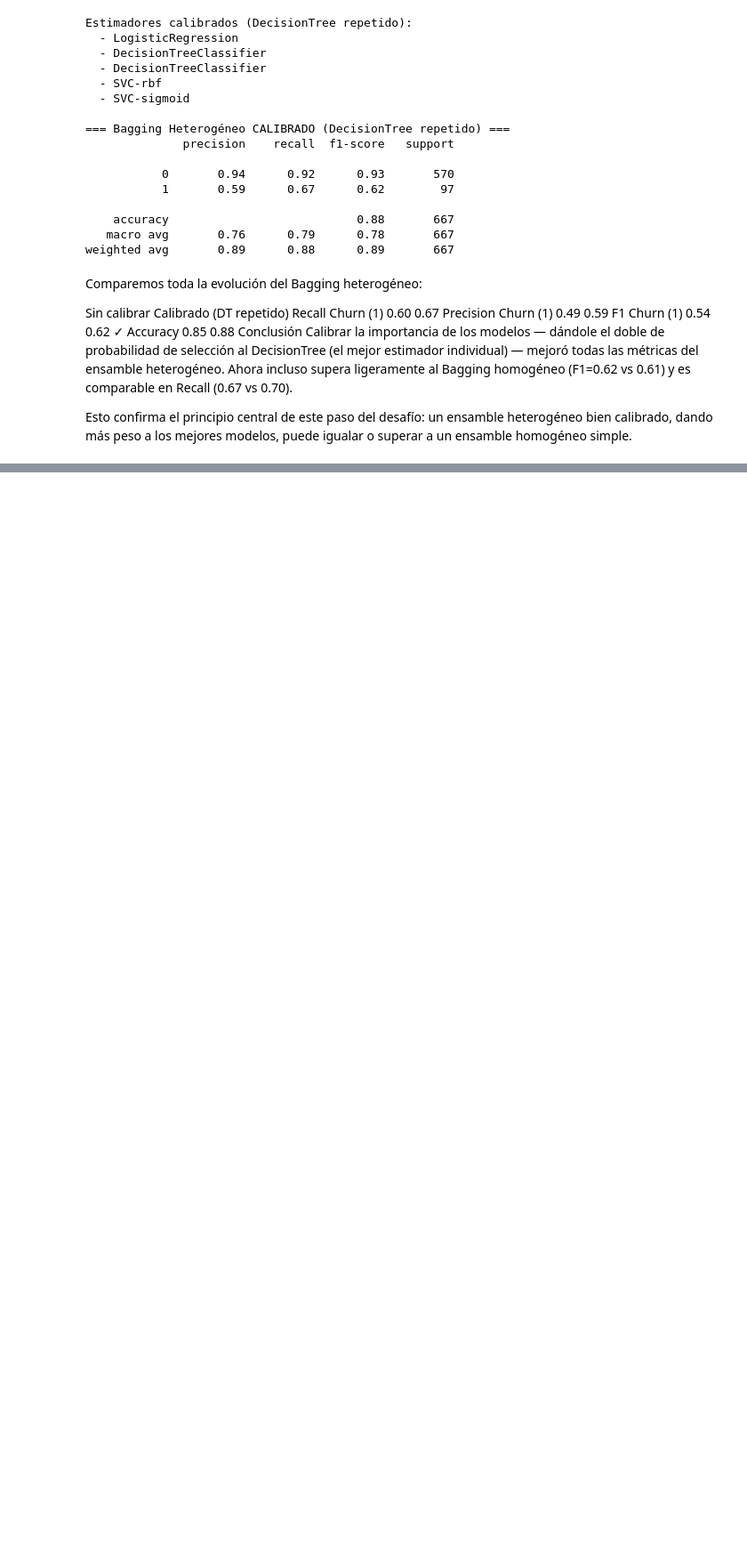
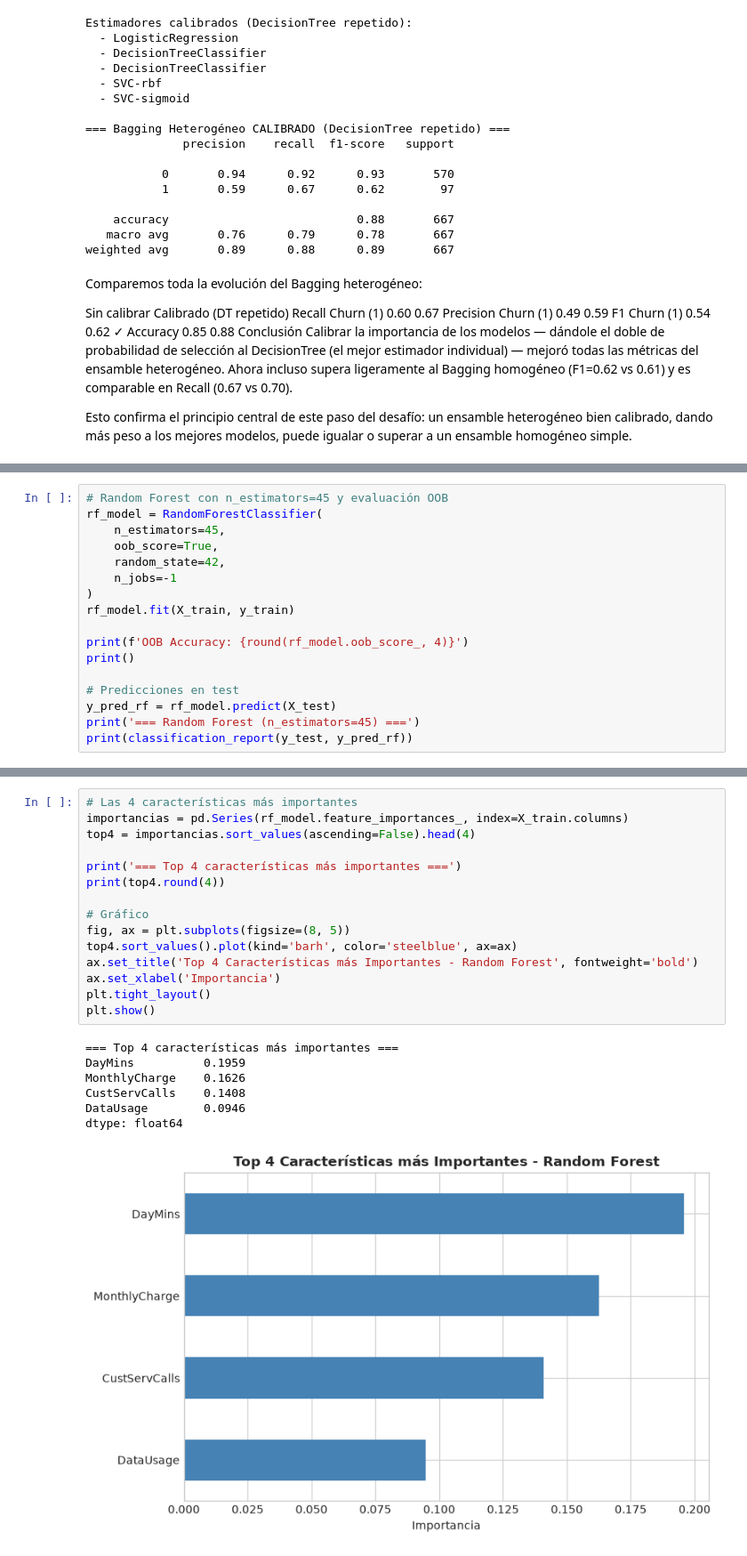
Before and after one commit to RafaelRiesco/desafiolatam-ds, a Jupyter notebook: modulo-6-modelos-avanzados-redes-neuronales/modulo-1-modelos-ensamble/Desafio1_RafaelRiesco_G122.ipynb, the cells around one changed output, grey strips where cells are left out. Shown at 89% size. Drawn from its saved outputs; the diff is of its cells as text; blank space fills up the shorter version.

Commit message:
Módulo 6 - Tema 1: Desafío churn Telecom con modelos de ensamble (Bagging, Random Forest) y conclusión final

```diff
--- a/modulo-6-modelos-avanzados-redes-neuronales/modulo-1-modelos-ensamble/Desafio_Deteccion_Renuncias_Telecom.ipynb
+++ b/modulo-6-modelos-avanzados-redes-neuronales/modulo-1-modelos-ensamble/Desafio1_RafaelRiesco_G122.ipynb
@@ -452,0 +458,17 @@ Esto confirma el principio central de este paso del desafío: un ensamble hetero
+# %%
+# Random Forest con n_estimators=45 y evaluación OOB
+rf_model = RandomForestClassifier(
+    n_estimators=45,
+    oob_score=True,
+    random_state=42,
+    n_jobs=-1
+)
+rf_model.fit(X_train, y_train)
+
+print(f'OOB Accuracy: {round(rf_model.oob_score_, 4)}')
+print()
+
+# Predicciones en test
+y_pred_rf = rf_model.predict(X_test)
+print('=== Random Forest (n_estimators=45) ===')
+print(classification_report(y_test, y_pred_rf))
@@ -452,0 +487,23 @@ Esto confirma el principio central de este paso del desafío: un ensamble hetero
+# %%
+# Las 4 características más importantes
+importancias = pd.Series(rf_model.feature_importances_, index=X_train.columns)
+top4 = importancias.sort_values(ascending=False).head(4)
+
+print('=== Top 4 características más importantes ===')
+print(top4.round(4))
+
+# Gráfico
+fig, ax = plt.subplots(figsize=(8, 5))
+top4.sort_values().plot(kind='barh', color='steelblue', ax=ax)
+ax.set_title('Top 4 Características más Importantes - Random Forest', fontweight='bold')
+ax.set_xlabel('Importancia')
+plt.tight_layout()
+plt.show()
+# %% [output]
+=== Top 4 características más importantes ===
+DayMins          0.1959
+MonthlyCharge    0.1626
+CustServCalls    0.1408
+DataUsage        0.0946
+dtype: float64
+[figure, added]
```
Also changed, not shown: parts of 12 cells of this notebook.
